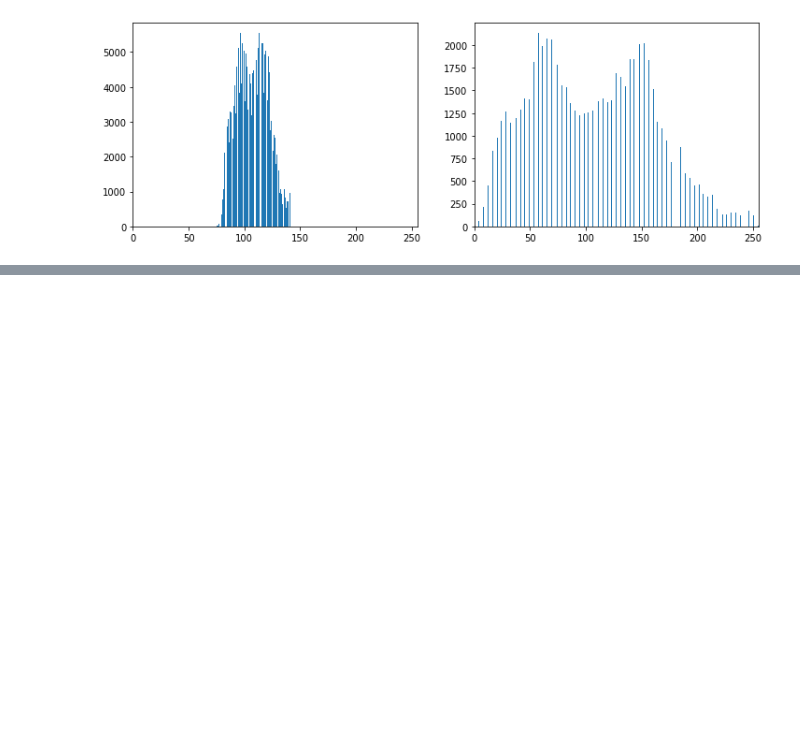
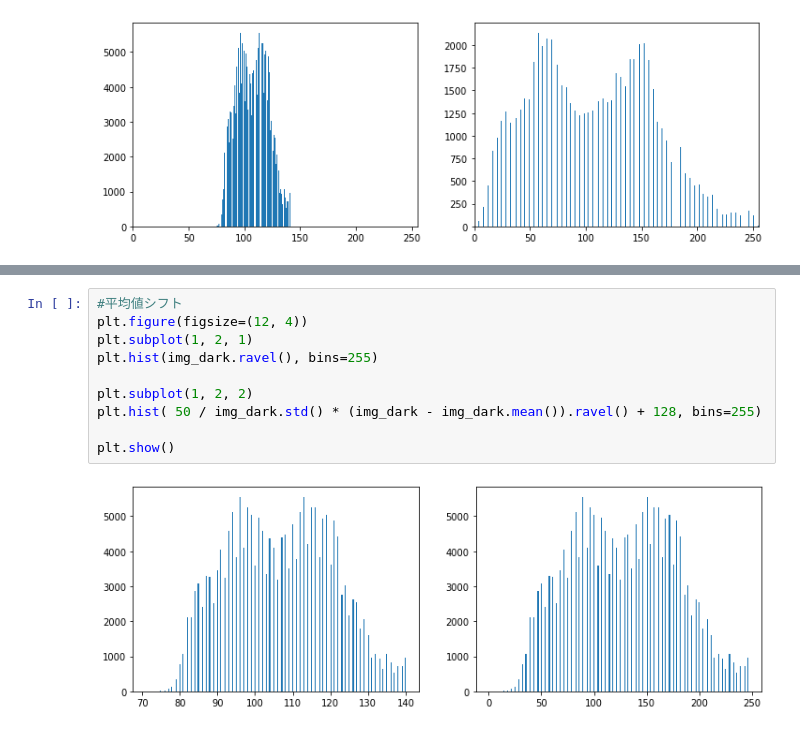
Before and after one commit to SJSY126/gasyori100, a Jupyter notebook: 21_30.ipynb, the cells around one changed output, grey strips where cells are left out. Cells and saved outputs as stored; diff of their text form; blank space fills up the shorter version.

```diff
--- a/21_30.ipynb
+++ b/21_30.ipynb
@@ -576,0 +706,12 @@ plt.show()
+# %%
+#平均値シフト
+plt.figure(figsize=(12, 4))
+plt.subplot(1, 2, 1)
+plt.hist(img_dark.ravel(), bins=255)
+
+plt.subplot(1, 2, 2)
+plt.hist( 50 / img_dark.std() * (img_dark - img_dark.mean()).ravel() + 128, bins=255)
+
+plt.show()
+# %% [output]
+[figure, added]
```
Also changed, not shown: parts of 17 cells of this notebook.
